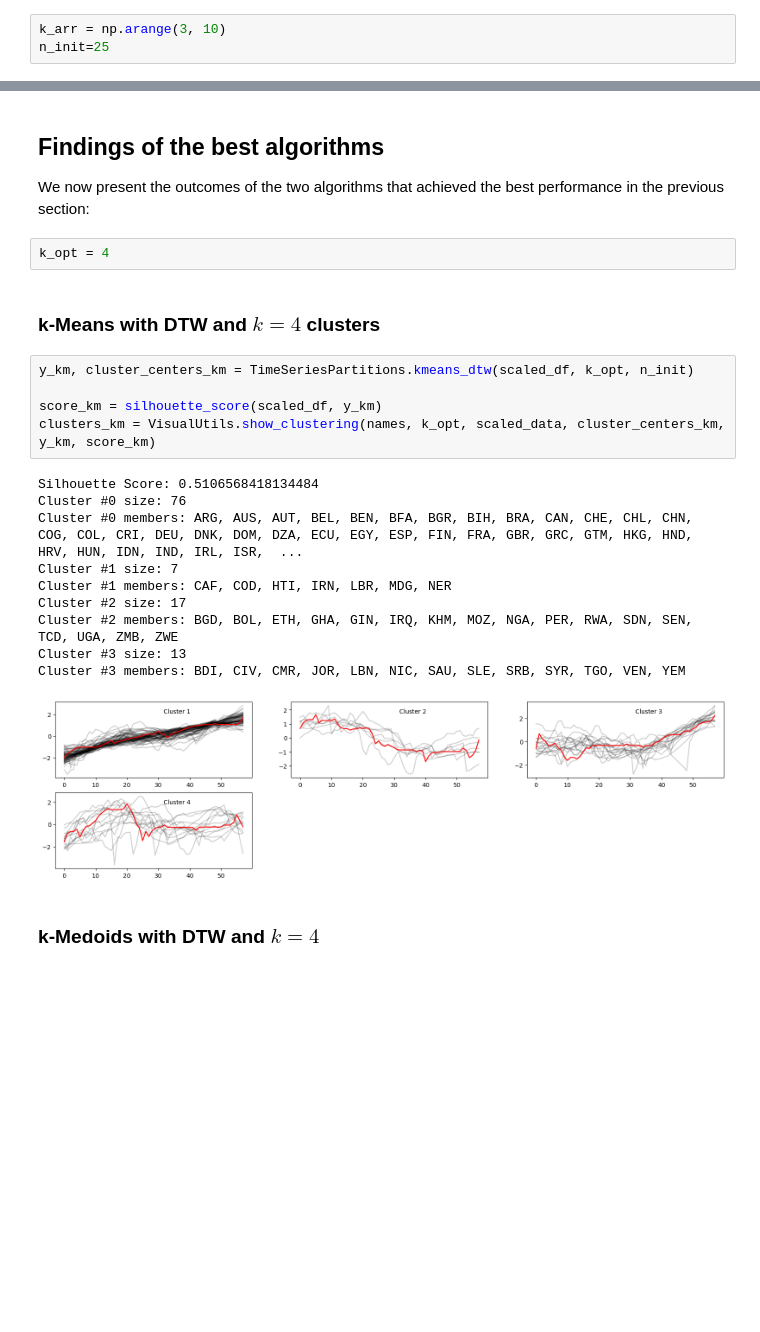
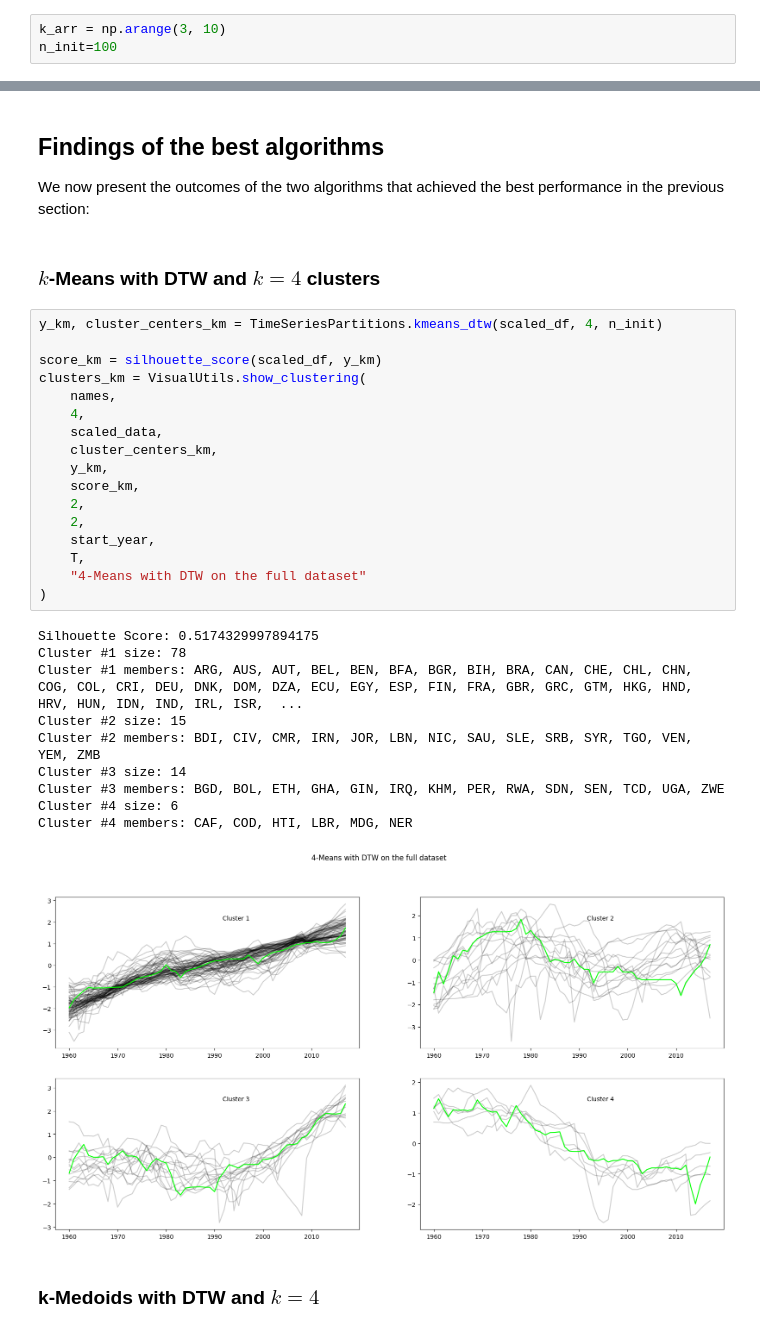
Before and after one commit to GeorgeKontos14/HPB-Economy, a Jupyter notebook: partitional_clustering.ipynb, the cells around one changed output, grey strips where cells are left out. Saved outputs shown, nothing was run; the diff lists cells and outputs as text; blank space fills up the shorter version.

Commit message:
Completed GDP evolution clustering

```diff
--- a/partitional_clustering.ipynb
+++ b/partitional_clustering.ipynb
@@ -72,5 +75,5 @@ In order to determine which of the above algorithms is better for this task and
 As all algorithms are sensitive to initialization, each algorithm is initialized 25 times and the best performance of the 25 iterations is then kept.
 # %%
 k_arr = np.arange(3, 10)
-n_init=25
+n_init=100
 # %% [markdown]
@@ -130,26 +133,36 @@ From the above elbow plot, it is clear that all algorithms achieve the best perf
 ## Findings of the best algorithms
 
 We now present the outcomes of the two algorithms that achieved the best performance in the previous section:
-# %%
-k_opt = 4
 # %% [markdown]
-### k-Means with DTW and $k=4$ clusters
+### $k$-Means with DTW and $k=4$ clusters
 # %%
-y_km, cluster_centers_km = TimeSeriesPartitions.kmeans_dtw(scaled_df, k_opt, n_init)
+y_km, cluster_centers_km = TimeSeriesPartitions.kmeans_dtw(scaled_df, 4, n_init)
 
 score_km = silhouette_score(scaled_df, y_km)
-clusters_km = VisualUtils.show_clustering(names, k_opt, scaled_data, cluster_centers_km, y_km, score_km)
+clusters_km = VisualUtils.show_clustering(
+    names,
+    4,
+    scaled_data,
+    cluster_centers_km,
+    y_km,
+    score_km,
+    2,
+    2,
+    start_year,
+    T,
+    "4-Means with DTW on the full dataset"
+)
 # %% [output]
-Silhouette Score: 0.5106568418134484
-Cluster #0 size: 76
-Cluster #0 members: ARG, AUS, AUT, BEL, BEN, BFA, BGR, BIH, BRA, CAN, CHE, CHL, CHN, COG, COL, CRI, DEU, DNK, DOM, DZA, ECU, EGY, ESP, FIN, FRA, GBR, GRC, GTM, HKG, HND, HRV, HUN, IDN, IND, IRL, ISR,  ...
-Cluster #1 size: 7
-Cluster #1 members: CAF, COD, HTI, IRN, LBR, MDG, NER
-Cluster #2 size: 17
-Cluster #2 members: BGD, BOL, ETH, GHA, GIN, IRQ, KHM, MOZ, NGA, PER, RWA, SDN, SEN, TCD, UGA, ZMB, ZWE
-Cluster #3 size: 13
-Cluster #3 members: BDI, CIV, CMR, JOR, LBN, NIC, SAU, SLE, SRB, SYR, TGO, VEN, YEM
+Silhouette Score: 0.5174329997894175
+Cluster #1 size: 78
+Cluster #1 members: ARG, AUS, AUT, BEL, BEN, BFA, BGR, BIH, BRA, CAN, CHE, CHL, CHN, COG, COL, CRI, DEU, DNK, DOM, DZA, ECU, EGY, ESP, FIN, FRA, GBR, GRC, GTM, HKG, HND, HRV, HUN, IDN, IND, IRL, ISR,  ...
+Cluster #2 size: 15
+Cluster #2 members: BDI, CIV, CMR, IRN, JOR, LBN, NIC, SAU, SLE, SRB, SYR, TGO, VEN, YEM, ZMB
+Cluster #3 size: 14
+Cluster #3 members: BGD, BOL, ETH, GHA, GIN, IRQ, KHM, PER, RWA, SDN, SEN, TCD, UGA, ZWE
+Cluster #4 size: 6
+Cluster #4 members: CAF, COD, HTI, LBR, MDG, NER
-[figure, old version]
+[figure, new version]
 # %% [markdown]
 ### k-Medoids with DTW and $k=4$
 # %%
```
Also changed, not shown: parts of 13 cells of this notebook, 19 other files.
